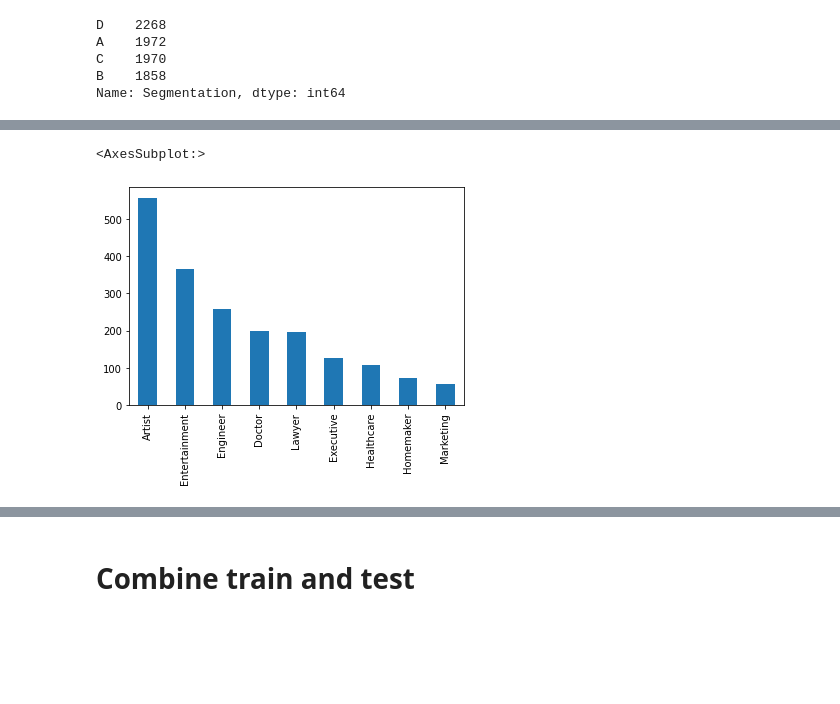
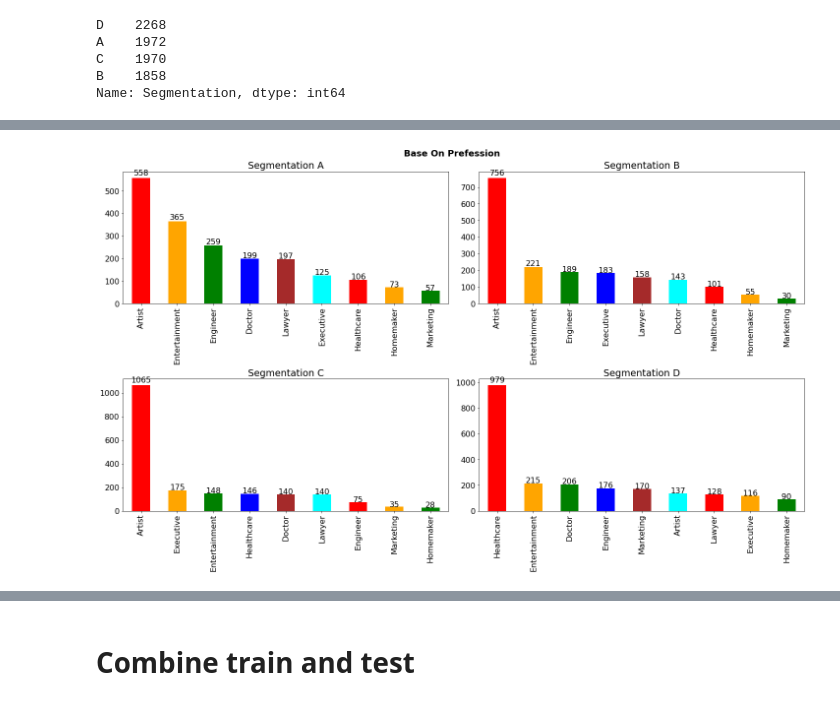
Before and after one commit to hasnaazi/Machine-Learning, a Jupyter notebook: customer-segmentation-with-kkn-method-final-resul.ipynb, the cells around one changed output, grey strips where cells are left out. Drawn from its saved outputs; the diff is of its cells as text; code cells hidden in the pictures; blank space fills up the shorter version.

Commit message:
Kaggle Notebook | customer segmentation with kkn method, final resul | Version 20

```diff
--- a/customer-segmentation-with-kkn-method-final-resul.ipynb
+++ b/customer-segmentation-with-kkn-method-final-resul.ipynb
@@ -209,11 +210,56 @@ train.head()
-# %%
-train.Profession[train['Segmentation']=='A'].value_counts().plot(kind='bar')
-# b = train.Profession[train['Segmentation']=='B'].value_counts()
-
-
-
-
-# train[train.Family_Size.isnull()]
-# %% [output]
-<AxesSubplot:>
-[figure, removed]
+# %%
+## Segmentation for Profession
+
+plt.figure(figsize=(20,12),constrained_layout = True)
+
+color_list = ["red","orange","green","blue","brown","cyan"]
+plt.suptitle("Base On Prefession", fontweight="bold", fontsize ='18')
+plt.rcParams['font.size'] = '16'
+
+plt.subplot(2,2,1)
+ax = train.Profession[train['Segmentation']=='A'].value_counts().plot(kind='bar',color=color_list)
+ax.set_title("Segmentation A")
+
+plt.subplot(2,2,2)
+ay = train.Profession[train['Segmentation']=='B'].value_counts().plot(kind='bar',color=color_list)
+ay.set_title("Segmentation B")
+
+plt.subplot(2,2,3)
+az = train.Profession[train['Segmentation']=='C'].value_counts().plot(kind='bar',color=color_list)
+az.set_title("Segmentation C")
+
+plt.subplot(2,2,4)
+ap = train.Profession[train['Segmentation']=='D'].value_counts().plot(kind='bar',color=color_list)
+ap.set_title("Segmentation D")
+
+for p in ax.patches:
+    width = p.get_width()
+    height = p.get_height()
+    x, y = p.get_xy()
+    ax.annotate(f'{height}', (x + width/2, y + height*1.02), ha='center')
+
+for p in ay.patches:
+    width = p.get_width()
+    height = p.get_height()
+    x, y = p.get_xy()
+    ay.annotate(f'{height}', (x + width/2, y + height*1.02), ha='center')
+
+for p in az.patches:
+    width = p.get_width()
+    height = p.get_height()
+    x, y = p.get_xy()
+    az.annotate(f'{height}', (x + width/2, y + height*1.02), ha='center')
+
+for p in ap.patches:
+    width = p.get_width()
+    height = p.get_height()
+    x, y = p.get_xy()
+    ap.annotate(f'{height}', (x + width/2, y + height*1.02), ha='center')
+
+plt.savefig('segmenprofression.png')
+
+
+
+# train[train.Family_Size.isnull()]
+# %% [output]
+[figure, added]
```
Also changed, not shown: parts of 12 cells of this notebook.
